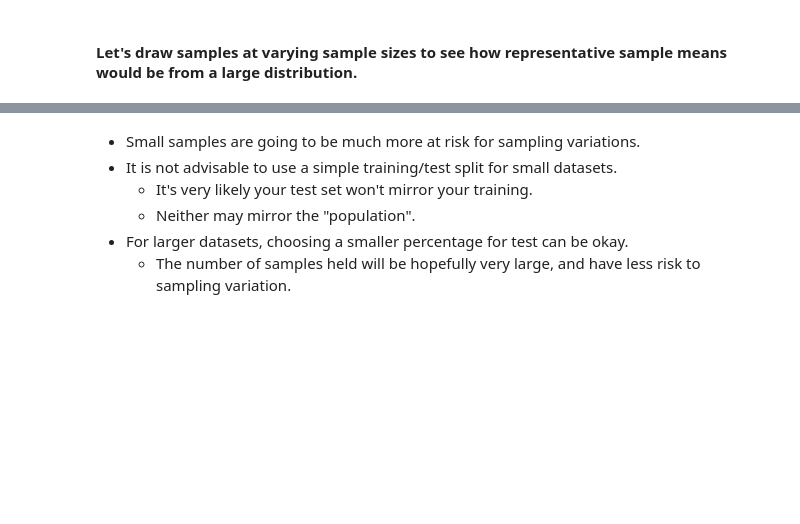
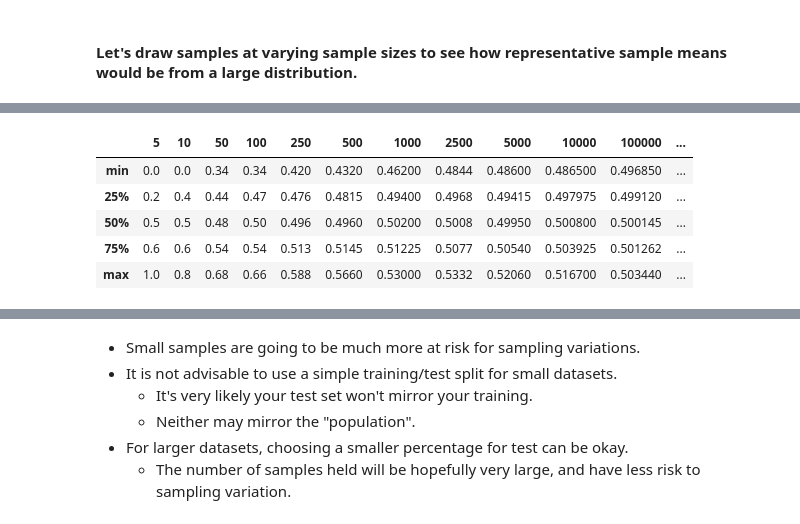
Before and after one commit to kowshik01/DS602_Spring2023, a Jupyter notebook: week6 - model-evaluation/model-evaluation.ipynb, the cells around one changed output, grey strips where cells are left out. Cells and saved outputs as stored; diff of their text form; code cells hidden in the pictures; blank space fills up the shorter version.

```diff
--- a/week6 - model-evaluation/model-evaluation.ipynb
+++ b/week6 - model-evaluation/model-evaluation.ipynb
@@ -287,0 +286,9 @@ meansDf.head()
+# %%
+meansDf.describe().iloc[3:, :]
+# %% [output]
+|  | 5 | 10 | 50 | 100 | 250 | 500 | 1000 | 2500 | 5000 | 10000 | 100000 | ... |
+| min | 0.0 | 0.0 | 0.34 | 0.34 | 0.420 | 0.4320 | 0.46200 | 0.4844 | 0.48600 | 0.486500 | 0.496850 | ... |
+| 25% | 0.2 | 0.4 | 0.44 | 0.47 | 0.476 | 0.4815 | 0.49400 | 0.4968 | 0.49415 | 0.497975 | 0.499120 | ... |
+| 50% | 0.5 | 0.5 | 0.48 | 0.50 | 0.496 | 0.4960 | 0.50200 | 0.5008 | 0.49950 | 0.500800 | 0.500145 | ... |
+| 75% | 0.6 | 0.6 | 0.54 | 0.54 | 0.513 | 0.5145 | 0.51225 | 0.5077 | 0.50540 | 0.503925 | 0.501262 | ... |
+| max | 1.0 | 0.8 | 0.68 | 0.66 | 0.588 | 0.5660 | 0.53000 | 0.5332 | 0.52060 | 0.516700 | 0.503440 | ... |
```
Also changed, not shown: parts of 36 cells of this notebook.
